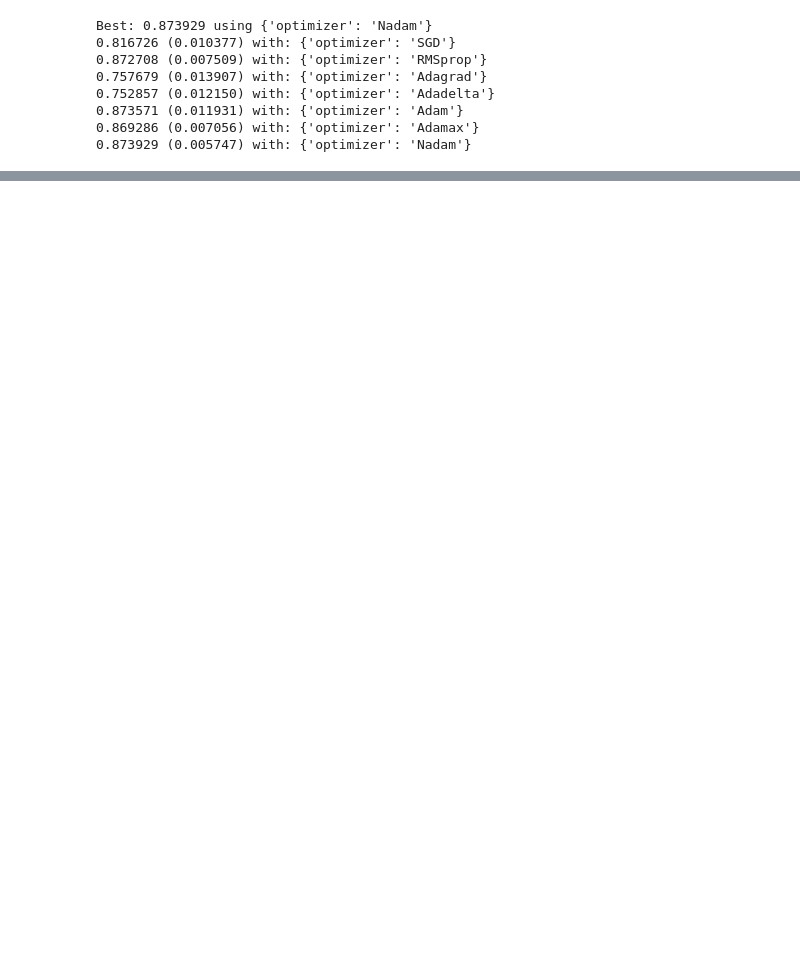
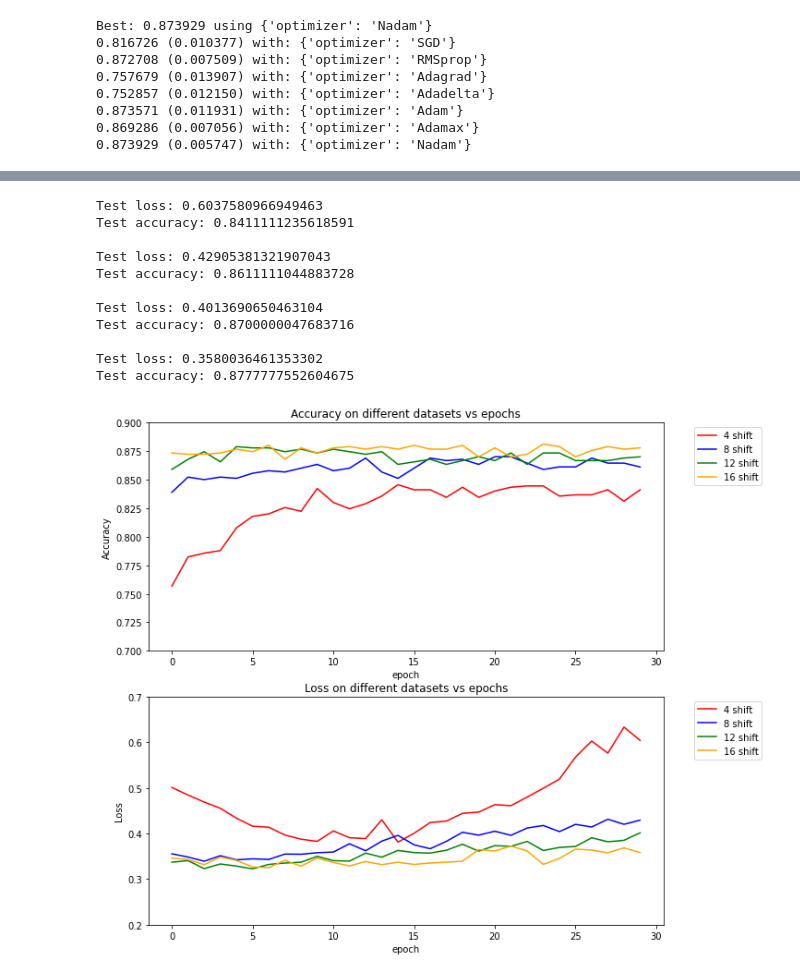
Before and after one commit to giuliacampesan/UniversityAssignments, a Jupyter notebook: 02_week/LoCPdown_exercise2.ipynb, the cells around one changed output, grey strips where cells are left out. Drawn from its saved outputs; the diff is of its cells as text; code cells hidden in the pictures; blank space fills up the shorter version.

Commit message:
non dite a nessuno che abbiamo fatto diversi shift

```diff
--- a/02_week/LoCPdown_exercise2.ipynb
+++ b/02_week/LoCPdown_exercise2.ipynb
@@ -401,0 +423,11 @@ Best: 0.873929 using {'optimizer': 'Nadam'}
+# %%
+np.random.seed(123)
+
+model_shift = Sequential()
+model_shift.add(Dense(L, input_shape=(L,), activation='relu'))
+model_shift.add(Dense(L/2, activation='relu'))
+model_shift.add(Dense(L/4, activation='relu'))
+model_shift.add(Dropout(0.2))
+model_shift.add(Dense(1, activation='sigmoid'))
+
+print(model_shift.summary())
@@ -401,0 +454,68 @@ Best: 0.873929 using {'optimizer': 'Nadam'}
+# %%
+fig, ax = plt.subplots(2,1, figsize=(10,10))
+
+model_shift.compile(loss='binary_crossentropy',
+                    optimizer='ADAM',
+                    metrics=['accuracy'])
+
+shifted_x_list = [sx_train_4, sx_train_8, sx_train_12, sx_train_16]
+shifted_y_list = [y_train_4, y_train_8, y_train_12, y_train_16]
+batch_size = [100, 300, 500, 800]
+color = ['red', 'blue', 'green', 'orange']
+
+
+for i in range(len(shifted_x_list)):
+
+    x_train = np.zeros((len(shifted_x_list[i]), L))
+
+    for j in range(len(shifted_x_list[i])):
+        for k in range(Ls):
+            x_train[j][k*4 + onehc[shifted_x_list[i][j][k]]] = 1 #for every step in string you jump of 4 i the autoencpding
+
+    fit_shift = model_shift.fit(np.asarray(x_train), np.asarray(shifted_y_list[i]),
+                   epochs=30, batch_size=batch_size[i],
+                   validation_data=(x_test, y_test),
+                   shuffle=True, #changes composition of mini batch
+                   verbose=0)
+
+    score = model_shift.evaluate(x_test, y_test, verbose=0)
+
+    # print performance
+    print()
+    print('Test loss:', score[0])
+    print('Test accuracy:', score[1])
+
+    final = str(shifting_list[i]+1) + ' shift'
+    final_2 = str(shifting_list[i]+1) + ' shift'
+    ax[0].plot(fit_shift.history['val_accuracy'],
+             label=final,
+             c=color[i]
+            )
+    ax[0].set_title('Accuracy on different datasets vs epochs')
+    ax[0].set_ylabel('Accuracy')
+    ax[0].set_xlabel('epoch')
+    ax[0].legend(bbox_to_anchor=(1.05, 1))
+    ax[0].set_ylim(0.7,0.9)
+
+    # summarize history for loss
+    ax[1].plot(fit_shift.history['val_loss'],
+               label=final_2,
+               c=color[i])
+    ax[1].set_title('Loss on different datasets vs epochs')
+    ax[1].set_ylabel('Loss')
+    ax[1].set_xlabel('epoch')
+    ax[1].legend(bbox_to_anchor=(1.05, 1))
+    ax[1].set_ylim(0.2,0.7)
+# %% [output]
+Test loss: 0.6037580966949463
+Test accuracy: 0.8411111235618591
+
+Test loss: 0.42905381321907043
+Test accuracy: 0.8611111044883728
+
+Test loss: 0.4013690650463104
+Test accuracy: 0.8700000047683716
+
+Test loss: 0.3580036461353302
+Test accuracy: 0.8777777552604675
+[figure, added]
```
Also changed, not shown: parts of 4 cells of this notebook.
